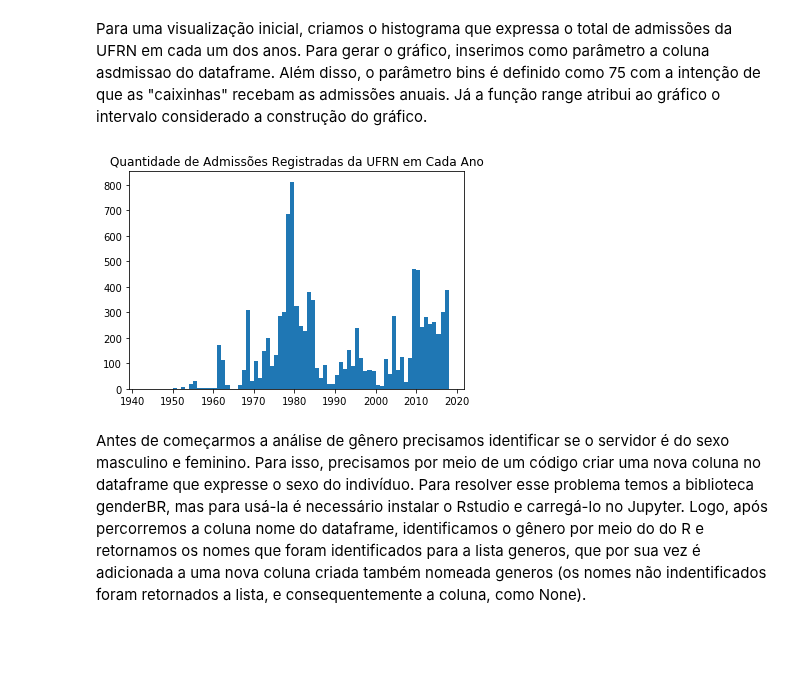
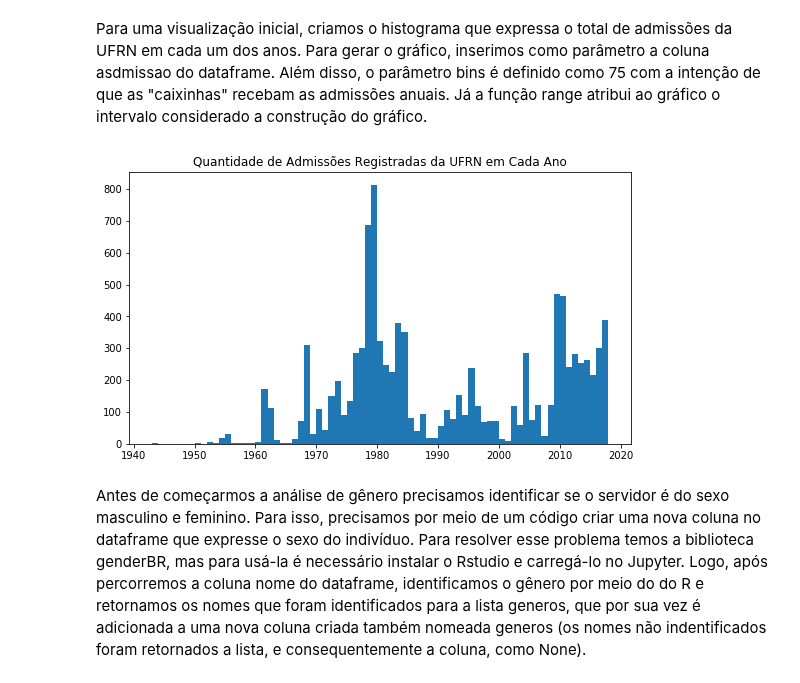
Before and after one commit to kevinwall/Probabilidade_Projeto, a Jupyter notebook: Rascunho.ipynb, the cells around one changed output. Drawn from its saved outputs; the diff is of its cells as text; code cells hidden in the pictures; blank space fills up the shorter version.

```diff
--- a/Rascunho.ipynb
+++ b/Rascunho.ipynb
@@ -24,8 +24,7 @@ Atribuimos o arquivo lido e as colunas úteis a variável servidores. Também é
 as linhas com dados faltantes.
 # %%
 servidores_url = 'http://bit.do/servidores_ufrn'
-servidores = pd.read_csv(servidores_url, sep=';', usecols = ['nome', 'situacao_servidor', 'unidade', 'admissao'])
-servidores.dropna(inplace=True)
+servidores = pd.read_csv(servidores_url, sep=';', usecols = ['nome', 'categoria', 'situacao_servidor', 'unidade', 'admissao'])
 # %% [markdown]
 Nossa intenção agora é descobrir o número de admissões anuais da UFRN por gênero desde os primeiros registros até o ano
 de 2018. Contudo, é possível perceber que a coluna admissao está em formato de string. Portanto, utilizamos a função
@@ -47,12 +46,12 @@ Para gerar o gráfico, inserimos como parâmetro a coluna asdmissao do dataframe
 como 75 com a intenção de que as "caixinhas" recebam as admissões anuais. Já a função range atribui ao gráfico o intervalo
 considerado a construção do gráfico.
 # %%
-fig, ax = plt.subplots()
+fig, ax = plt.subplots(figsize=(9,5))
 ax.hist(servidores.admissao, bins=75, range=(1943,2018))
 plt.title("Quantidade de Admissões Registradas da UFRN em Cada Ano")
 plt.show()
 # %% [output]
-[figure, old version]
+[figure, new version]
 # %% [markdown]
 Antes de começarmos a análise de gênero precisamos identificar se o servidor é do sexo masculino e feminino. Para isso,
 precisamos por meio de um código criar uma nova coluna no dataframe que expresse o sexo do indivíduo. Para resolver esse
```
Also changed, not shown: parts of 44 cells of this notebook.
